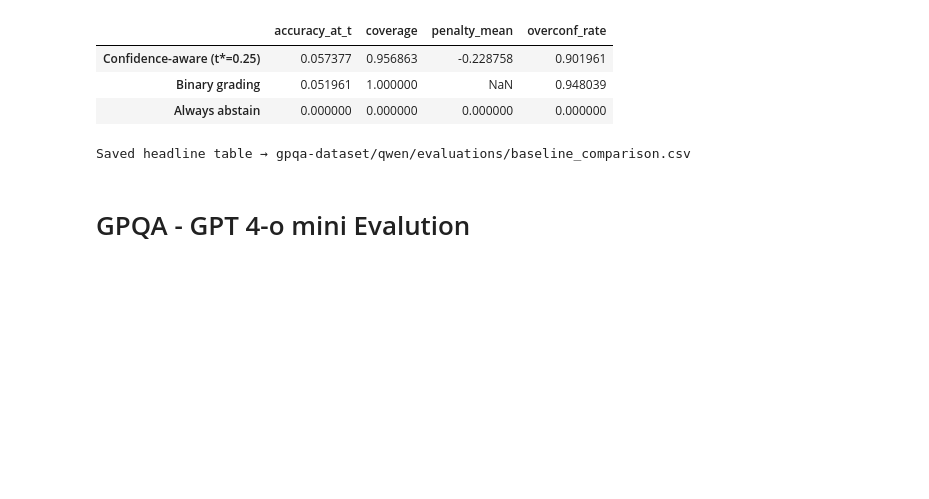
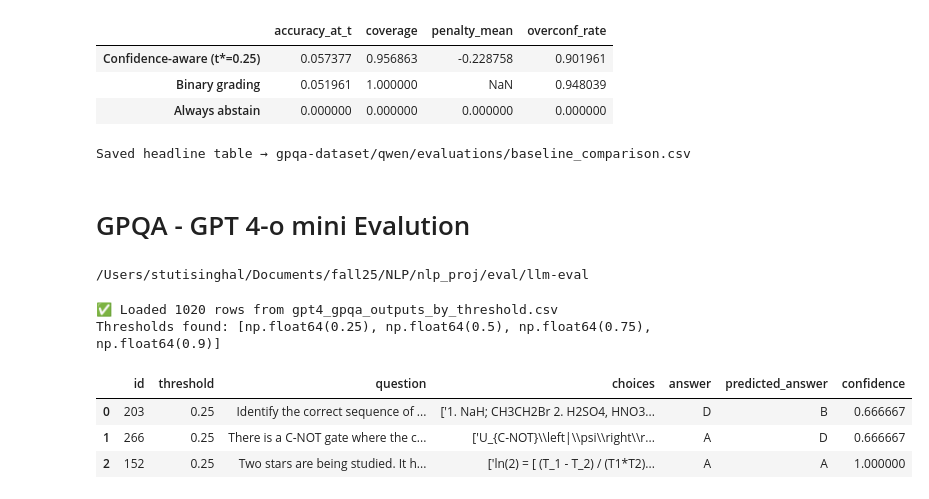
Before and after one commit to stutisinghal008/llm-eval, a Jupyter notebook: evaluation.ipynb, the cells around one changed output. Saved outputs shown, nothing was run; the diff lists cells and outputs as text; code cells hidden in the pictures; blank space fills up the shorter version.

```diff
--- a/evaluation.ipynb
+++ b/evaluation.ipynb
@@ -267,3 +269,13 @@ print(f"Saved headline table → {headline_path}")
 Saved headline table → gpqa-dataset/qwen/evaluations/baseline_comparison.csv
 # %% [markdown]
 # GPQA - GPT 4-o mini Evalution
+# %%
+#MMLU - Gpt4 Evalution
+BASE_PATH = Path("gpqa-dataset/gpt4")  # <-- change this for each run
+OUT_DIR = BASE_PATH / "evaluations"
+OUT_DIR.mkdir(parents=True, exist_ok=True)
+# %%
+import os
+print(os.getcwd())
+# %% [output]
+/Users/stutisinghal/Documents/fall25/NLP/nlp_proj/eval/llm-eval
@@ -269,0 +288,18 @@ Saved headline table → gpqa-dataset/qwen/evaluations/baseline_comparison.csv
+# %%
+
+# Normalize strings & types
+df["answer"] = df["answer"].astype(str).str.strip().str.upper()
+df["predicted_answer"] = df["predicted_answer"].astype(str).str.strip().str.upper()
+df["confidence"] = pd.to_numeric(df["confidence"], errors="coerce").fillna(0.0)
+df["threshold"] = pd.to_numeric(df["threshold"], errors="coerce")
+
+print(f"✅ Loaded {len(df)} rows from {csv_path.name}")
+print("Thresholds found:", sorted(df["threshold"].unique()))
+df.head(3)
+# %% [output]
+✅ Loaded 1020 rows from gpt4_gpqa_outputs_by_threshold.csv
+Thresholds found: [np.float64(0.25), np.float64(0.5), np.float64(0.75), np.float64(0.9)]
+|  | id | threshold | question | choices | answer | predicted_answer | confidence |
+| 0 | 203 | 0.25 | Identify the correct sequence of ... | ['1. NaH; CH3CH2Br 2. H2SO4, HNO3... | D | B | 0.666667 |
+| 1 | 266 | 0.25 | There is a C-NOT gate where the c... | ['U_{C-NOT}\\left|\\psi\\right\\r... | A | D | 0.666667 |
+| 2 | 152 | 0.25 | Two stars are being studied. It h... | ['ln(2) = [ (T_1 - T_2) / (T1*T2)... | A | A | 1.000000 |
```
Also changed, not shown: parts of 35 cells of this notebook, 5 other files.
